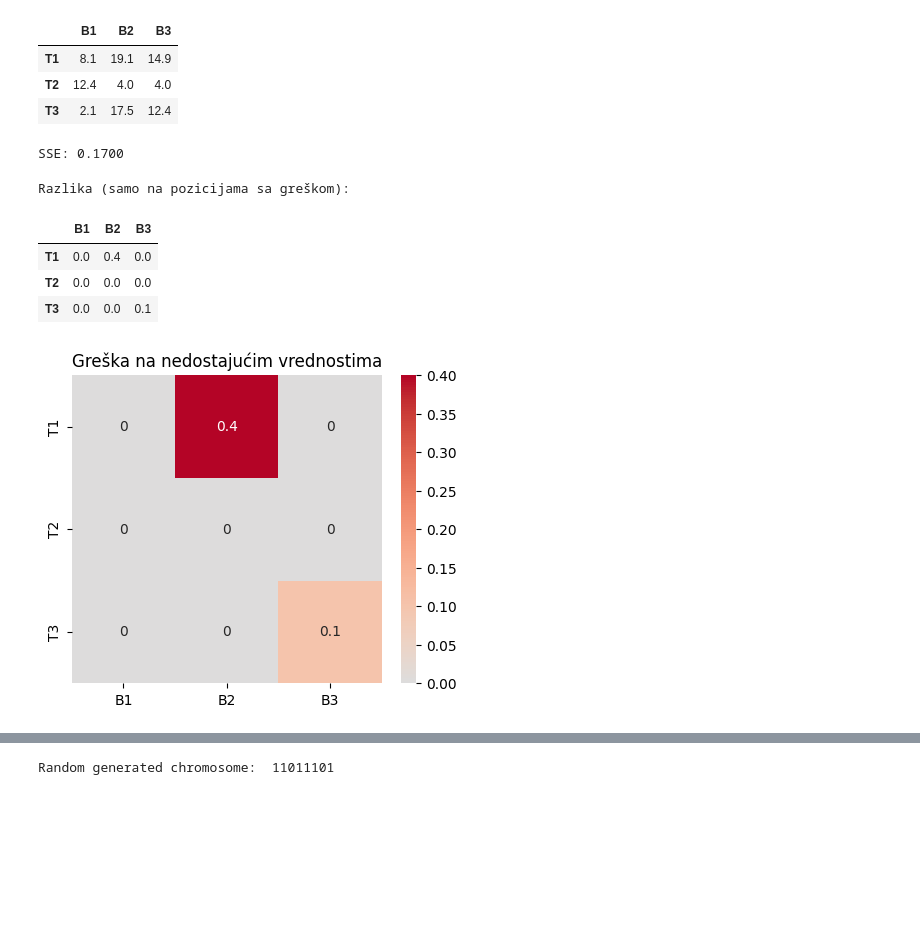
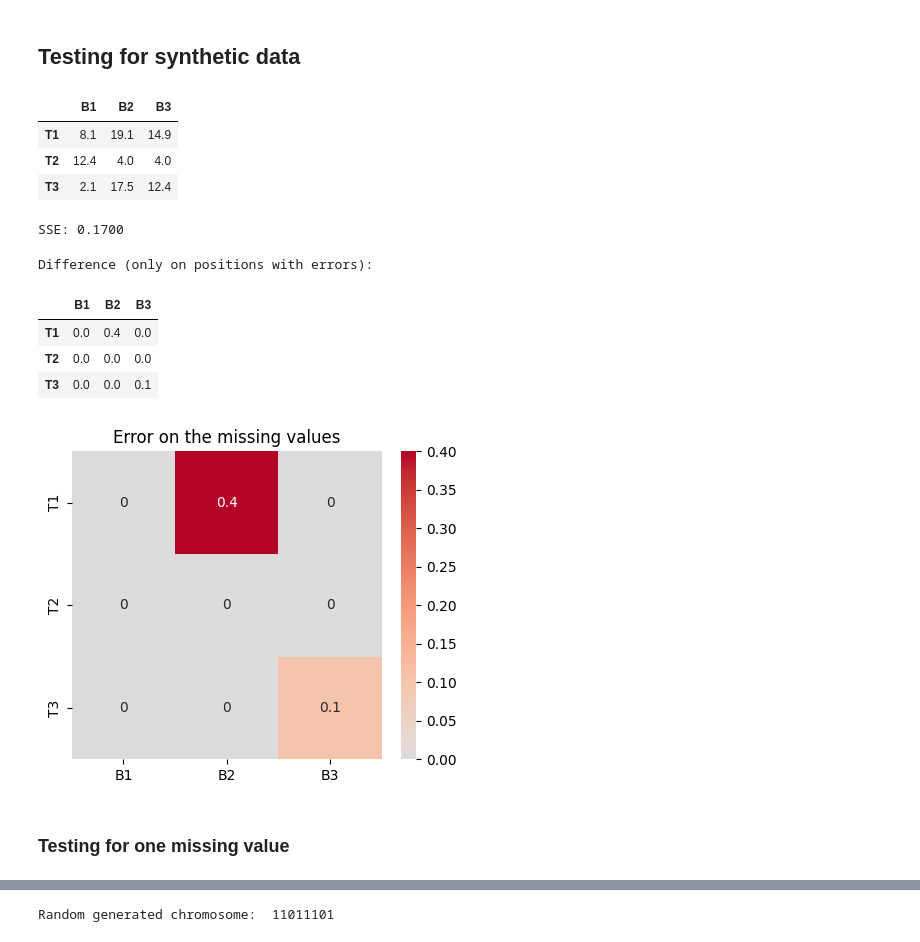
Before and after one commit to djurdjam02/CIProject, a Jupyter notebook: main.ipynb, the cells around one changed output, grey strips where cells are left out. Drawn from its saved outputs; the diff is of its cells as text; code cells hidden in the pictures; blank space fills up the shorter version.

```diff
--- a/main.ipynb
+++ b/main.ipynb
@@ -51 +355,3 @@ def calculate_sse(predicted, true = None, mask=None):
+# %% [markdown]
+## Testing for synthetic data
 # %%
@@ -74,10 +380,10 @@ SSE: 0.1700
 error_table = (predicted_table - true_table)
 masked_error_table = error_table * mask
 
-print("Razlika (samo na pozicijama sa greškom):")
+print("Difference (only on positions with errors):")
 display(masked_error_table)
 # %% [output]
-Razlika (samo na pozicijama sa greškom):
+Difference (only on positions with errors):
 |  | B1 | B2 | B3 |
 | T1 | 0.0 | 0.4 | 0.0 |
 | T2 | 0.0 | 0.0 | 0.0 |
@@ -85,8 +391,8 @@ Razlika (samo na pozicijama sa greškom):
 # %%
 plt.figure(figsize=(5,4))
 sns.heatmap(masked_error_table, annot=True, cmap="coolwarm", center=0)
-plt.title("Greška na nedostajućim vrednostima")
+plt.title("Error on the missing values")
 plt.show()
 # %% [output]
-[figure, old version]
+[figure, new version]
 # %%
@@ -114,4 +420,6 @@ def hide_random_value(table: pd.DataFrame, num_missing=1, seed=None, fixed_posit
         table_hidden.iat[i, j] = np.nan
 
     return table_hidden, hidden_positions, true_values
+# %% [markdown]
+### Testing for one missing value
 # %%
```
Also changed, not shown: parts of 60 cells of this notebook.
